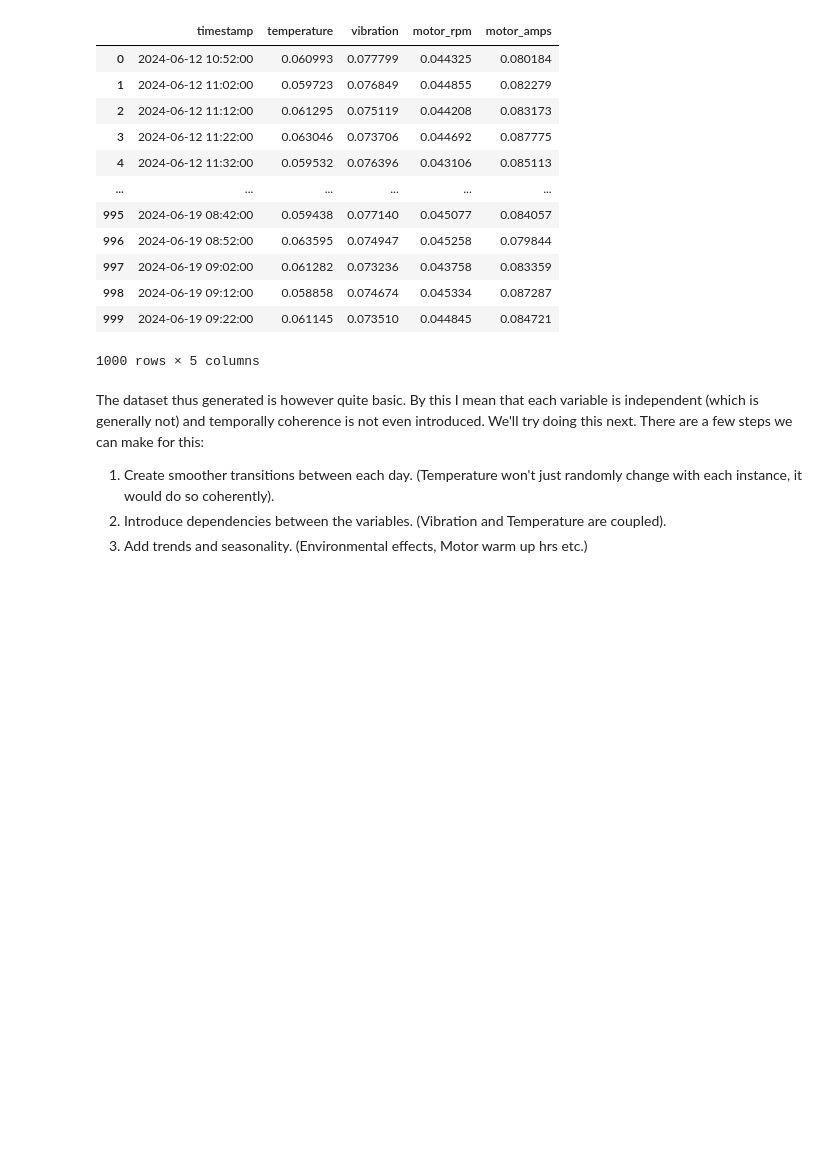
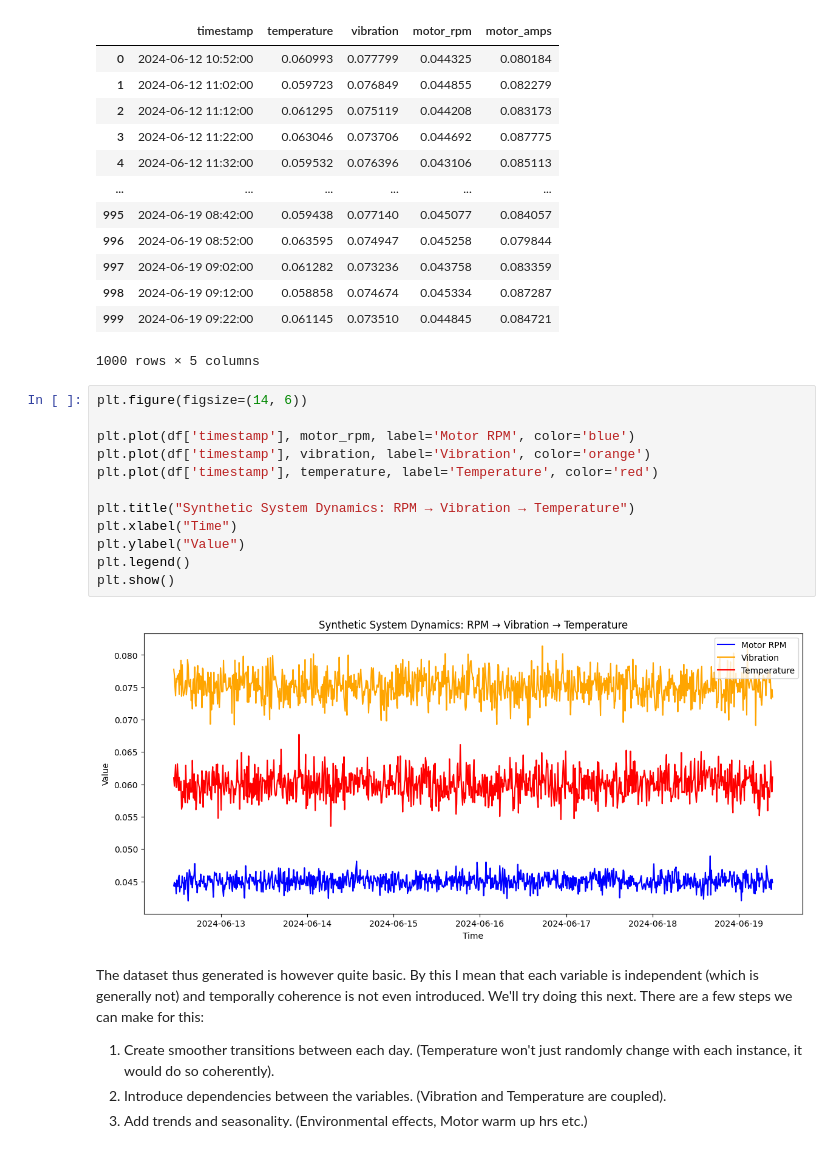
Before and after one commit to suu-b/Snowflake, a Jupyter notebook: synthetic_data_gen/main.ipynb, the cells around one changed output. Cells and saved outputs as stored; diff of their text form; blank space fills up the shorter version.

```diff
--- a/synthetic_data_gen/main.ipynb
+++ b/synthetic_data_gen/main.ipynb
@@ -82,6 +82,20 @@ df
 | 998 | 2024-06-19 09:12:00 | 0.058858 | 0.074674 | 0.045334 | 0.087287 |
 | 999 | 2024-06-19 09:22:00 | 0.061145 | 0.073510 | 0.044845 | 0.084721 |
 1000 rows × 5 columns
+# %%
+plt.figure(figsize=(14, 6))
+
+plt.plot(df['timestamp'], motor_rpm, label='Motor RPM', color='blue')
+plt.plot(df['timestamp'], vibration, label='Vibration', color='orange')
+plt.plot(df['timestamp'], temperature, label='Temperature', color='red')
+
+plt.title("Synthetic System Dynamics: RPM → Vibration → Temperature")
+plt.xlabel("Time")
+plt.ylabel("Value")
+plt.legend()
+plt.show()
+# %% [output]
+[figure, added]
 # %% [markdown]
 The dataset thus generated is however quite basic. By this I mean that each variable is independent (which is generally not) and temporally coherence is not even introduced. We'll try doing this next. There are a few steps we can make for this:
 1. Create smoother transitions between each day. (Temperature won't just randomly change with each instance, it would do so coherently).
```
Also changed, not shown: parts of 6 cells of this notebook.
